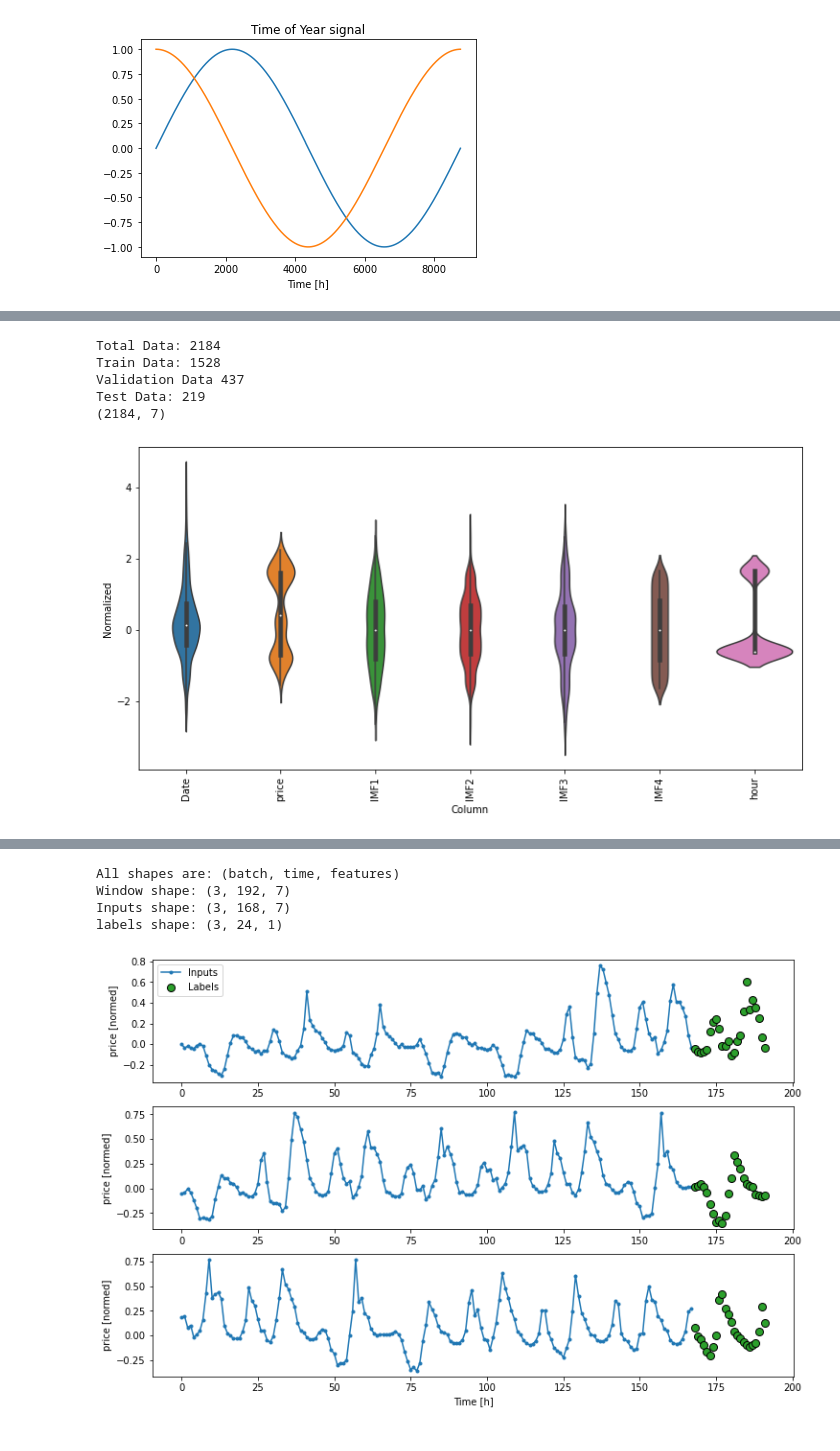
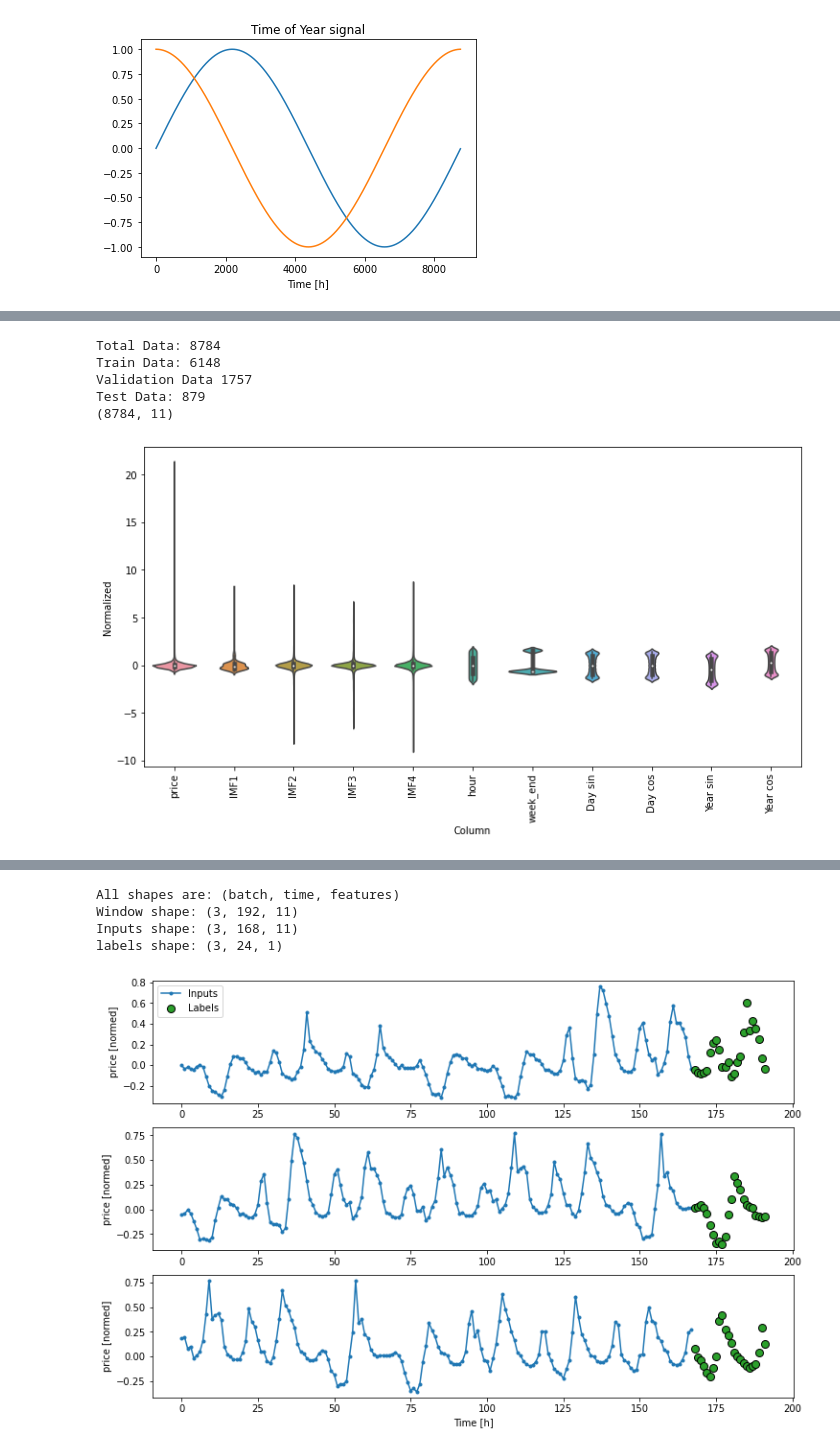
Before and after one commit to Quazi-07/Day-Ahead-Electricity-Price-Forecasting-via-Machine-Learning, a Jupyter notebook: Final_PriceForecastingLSTM.ipynb, the cells around one changed output, grey strips where cells are left out. Saved outputs shown, nothing was run; the diff lists cells and outputs as text; code cells hidden in the pictures.

```diff
--- a/Final_PriceForecastingLSTM.ipynb
+++ b/Final_PriceForecastingLSTM.ipynb
@@ -17,7 +17,7 @@ mpl.rcParams['axes.grid'] = False
 # Load the data in excel file
 
 zip_path = tf.keras.utils.get_file(
-    origin='https://storage.googleapis.com/electricity_price_data/CAISO.zip',
+    origin='https://storage.googleapis.com/electrcity_price_forecasting/CAISO.zip',
     fname='CAISO.csv.zip',
     extract=True)
 csv_path, _ = os.path.splitext(zip_path)
@@ -26 +26,4 @@ Downloading data from https://storage.googleapis.com/electricity_price_data/CAIS
 278528/272351 [==============================] - 0s 0us/step
+# %%
+df = pd.read_csv(csv_path)
+df.head()
@@ -151,4 +144,4 @@ memory usage: 155.2 KB
 # %%
 # convert format and pop date time
-date_time = pd.to_datetime(Winter.pop('Date'), format='%Y/%m/%d %H:%M:%S')
+date_time = pd.to_datetime(df.pop('Date'), format='%Y/%m/%d %H:%M:%S')
 # %%
@@ -277,13 +249,13 @@ df.head()
 # I use a (70%, 20%, 10%) split for the training, validation, and test sets. Note the data is not being randomly shuffled before splitting
 
 #print(df.columns)
-column_indices = {name: i for i, name in enumerate(Winter.columns)}
+column_indices = {name: i for i, name in enumerate(df.columns)}
 #print(column_indices)
-n = len(Winter)
+n = len(df)
 print("Total Data:",n)
-train_df = Winter[0:int(n*0.7)]
-val_df = Winter[int(n*0.7):int(n*0.9)]
-test_df = Winter[int(n*0.9):]
+train_df = df[0:int(n*0.7)]
+val_df = df[int(n*0.7):int(n*0.9)]
+test_df = df[int(n*0.9):]
 
 # check how many fro train/validation/test
 print("Train Data:",len(train_df))
@@ -291,15 +263,15 @@ print("Validation Data",len(val_df))
 print("Test Data:",len(test_df))
 
 # Check number of features in the data frame columns (df.shape[1]). Data frame works like (row, column) = (0,1)
-dataframe = Winter.shape
+dataframe = df.shape
 print(dataframe)
-num_features = Winter.shape[1]
+num_features = df.shape[1]
 # %% [output]
-Total Data: 2184
-Train Data: 1528
-Validation Data 437
-Test Data: 219
-(2184, 7)
+Total Data: 8784
+Train Data: 6148
+Validation Data 1757
+Test Data: 879
+(8784, 11)
 # %%
 # Normalize the data
 # It is important to scale features before training a neural network. Normalization is a common way of doing this scaling. Subtract the mean and divide by the standard deviation of each feature.
@@ -315,13 +287,13 @@ test_df = (test_df - train_mean) / train_std
 # %%
 # Plot to check
 # Now peek at the distribution of the features. Price do have long tails, but there are no obvious errors.
-df_std = (Winter - train_mean) / train_std
+df_std = (df - train_mean) / train_std
 df_std = df_std.melt(var_name='Column', value_name='Normalized')
 plt.figure(figsize=(12, 6))
 ax = sns.violinplot(x='Column', y='Normalized', data=df_std)
 _ = ax.set_xticklabels(df.keys(), rotation=90)
 # %% [output]
-[figure, old version]
+[figure, new version]
 # %%
 # Wnidow Generator
 # Indexes and offsets
@@ -419,8 +391,8 @@ print(f'Inputs shape: {example_inputs.shape}')
 print(f'labels shape: {example_labels.shape}')
 # %% [output]
 All shapes are: (batch, time, features)
-Window shape: (3, 192, 7)
-Inputs shape: (3, 168, 7)
+Window shape: (3, 192, 11)
+Inputs shape: (3, 168, 11)
 labels shape: (3, 24, 1)
 # %%
 # plot to observe
```
Also changed, not shown: parts of 26 cells of this notebook.
